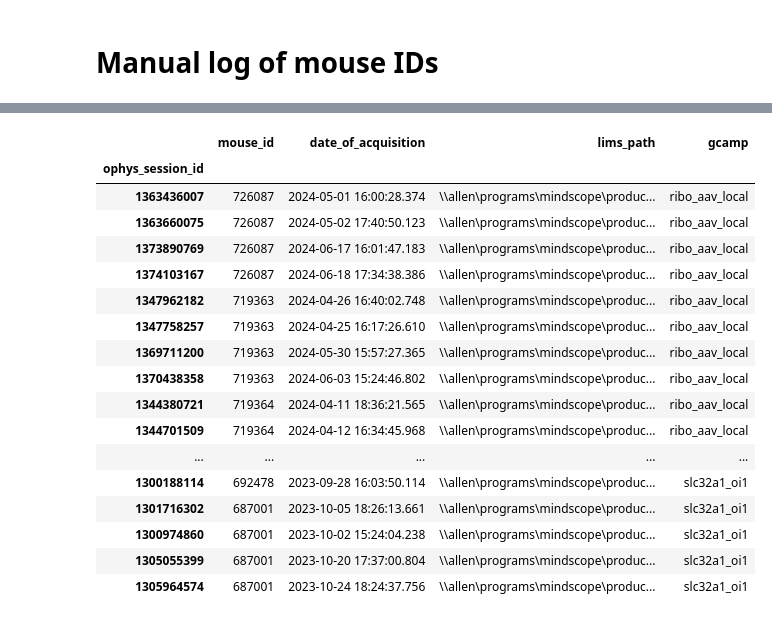
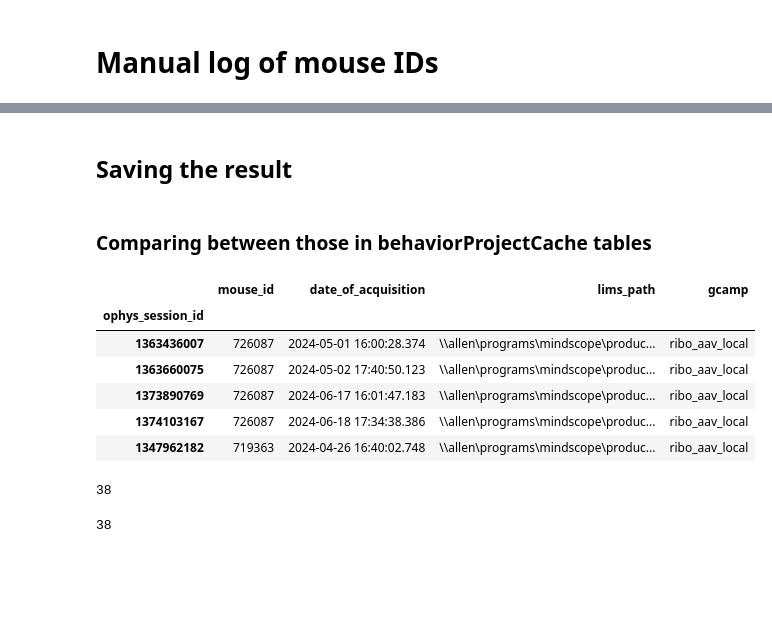
Before and after one commit to AllenNeuralDynamics/lamf_analysis_lims, a Jupyter notebook: pilot_data_analysis/GCaMP/240701_query_lims_data.ipynb, the cells around one changed output, grey strips where cells are left out. Saved outputs shown, nothing was run; the diff lists cells and outputs as text; code cells hidden in the pictures; blank space fills up the shorter version.

Commit message:
querying lims for gcamp pilot data

```diff
--- a/pilot_data_analysis/GCaMP/240701_query_lims_data.ipynb
+++ b/pilot_data_analysis/GCaMP/240701_query_lims_data.ipynb
@@ -164,0 +146,2 @@ Index(['equipment_name', 'donor_id', 'full_genotype', 'mouse_id',
+# %% [markdown]
+## Saving the result
@@ -165 +152,3 @@ Index(['equipment_name', 'donor_id', 'full_genotype', 'mouse_id',
+# %% [markdown]
+### Comparing between those in behaviorProjectCache tables
 # %%
@@ -202,23 +195,12 @@ temp = temp.drop(1303235340)
 
 lims_path_info = pd.concat([lims_path_info, temp])
 # %%
-lims_path_info
+lims_path_info.head()
 # %% [output]
 |  | mouse_id | date_of_acquisition | lims_path | gcamp |
 | ophys_session_id |  |  |  |  |
 | 1363436007 | 726087 | 2024-05-01 16:00:28.374 | \\allen\programs\mindscope\produc... | ribo_aav_local |
 | 1363660075 | 726087 | 2024-05-02 17:40:50.123 | \\allen\programs\mindscope\produc... | ribo_aav_local |
 | 1373890769 | 726087 | 2024-06-17 16:01:47.183 | \\allen\programs\mindscope\produc... | ribo_aav_local |
 | 1374103167 | 726087 | 2024-06-18 17:34:38.386 | \\allen\programs\mindscope\produc... | ribo_aav_local |
 | 1347962182 | 719363 | 2024-04-26 16:40:02.748 | \\allen\programs\mindscope\produc... | ribo_aav_local |
-| 1347758257 | 719363 | 2024-04-25 16:17:26.610 | \\allen\programs\mindscope\produc... | ribo_aav_local |
-| 1369711200 | 719363 | 2024-05-30 15:57:27.365 | \\allen\programs\mindscope\produc... | ribo_aav_local |
-| 1370438358 | 719363 | 2024-06-03 15:24:46.802 | \\allen\programs\mindscope\produc... | ribo_aav_local |
-| 1344380721 | 719364 | 2024-04-11 18:36:21.565 | \\allen\programs\mindscope\produc... | ribo_aav_local |
-| 1344701509 | 719364 | 2024-04-12 16:34:45.968 | \\allen\programs\mindscope\produc... | ribo_aav_local |
-| ... | ... | ... | ... | ... |
-| 1300188114 | 692478 | 2023-09-28 16:03:50.114 | \\allen\programs\mindscope\produc... | slc32a1_oi1 |
-| 1301716302 | 687001 | 2023-10-05 18:26:13.661 | \\allen\programs\mindscope\produc... | slc32a1_oi1 |
-| 1300974860 | 687001 | 2023-10-02 15:24:04.238 | \\allen\programs\mindscope\produc... | slc32a1_oi1 |
-| 1305055399 | 687001 | 2023-10-20 17:37:00.804 | \\allen\programs\mindscope\produc... | slc32a1_oi1 |
-| 1305964574 | 687001 | 2023-10-24 18:24:37.756 | \\allen\programs\mindscope\produc... | slc32a1_oi1 |
@@ -232,0 +207,8 @@ lims_path_info.to_csv(save_fn)
+# %%
+len(lims_path_info)
+# %% [output]
+38
+# %%
+len(np.setdiff1d(gcamp_session_info.index.values, lims_path_info.index.values))
+# %% [output]
+38
```
Also changed, not shown: parts of 26 cells of this notebook.
